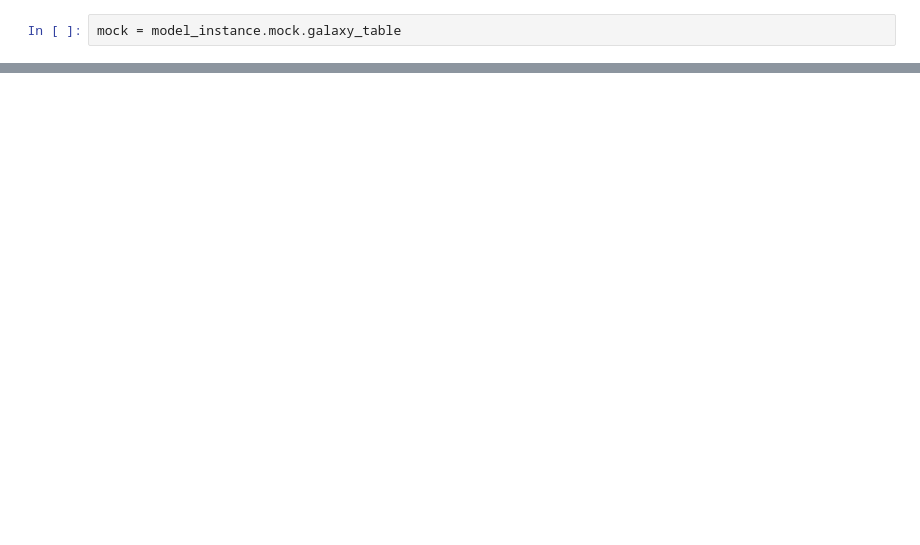
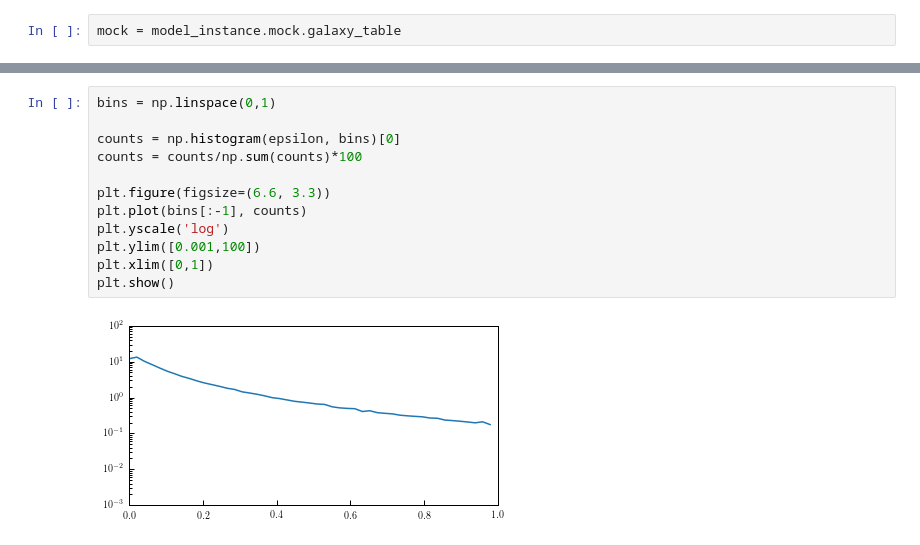
Before and after one commit to duncandc/galaxy_shapes, a Jupyter notebook: shape_models/shape_demo.ipynb, the cells around one changed output, grey strips where cells are left out. Drawn from its saved outputs; the diff is of its cells as text; blank space fills up the shorter version.

```diff
--- a/shape_models/shape_demo.ipynb
+++ b/shape_models/shape_demo.ipynb
@@ -62,0 +104,14 @@ plt.show()
+# %%
+bins = np.linspace(0,1)
+
+counts = np.histogram(epsilon, bins)[0]
+counts = counts/np.sum(counts)*100
+
+plt.figure(figsize=(6.6, 3.3))
+plt.plot(bins[:-1], counts)
+plt.yscale('log')
+plt.ylim([0.001,100])
+plt.xlim([0,1])
+plt.show()
+# %% [output]
+[figure, added]
```
Also changed, not shown: parts of 19 cells of this notebook, 2 other files.
